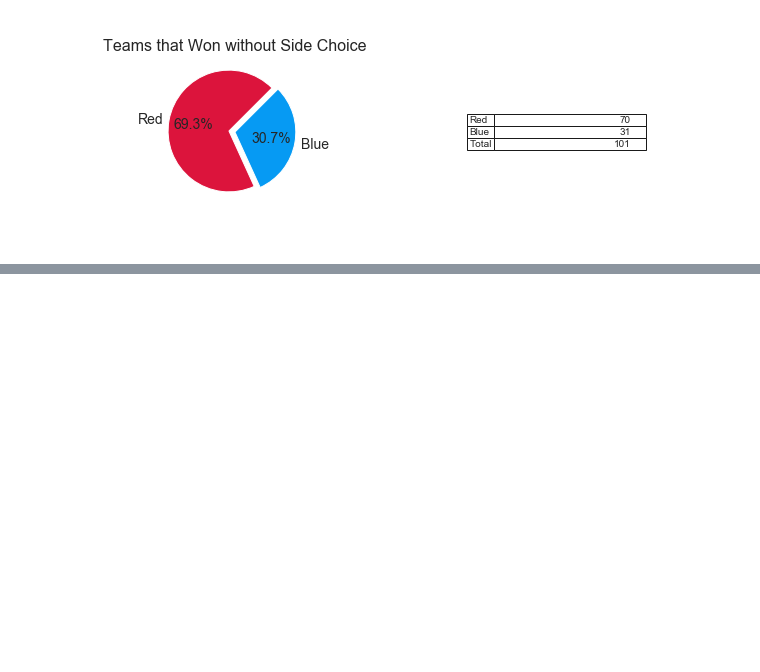
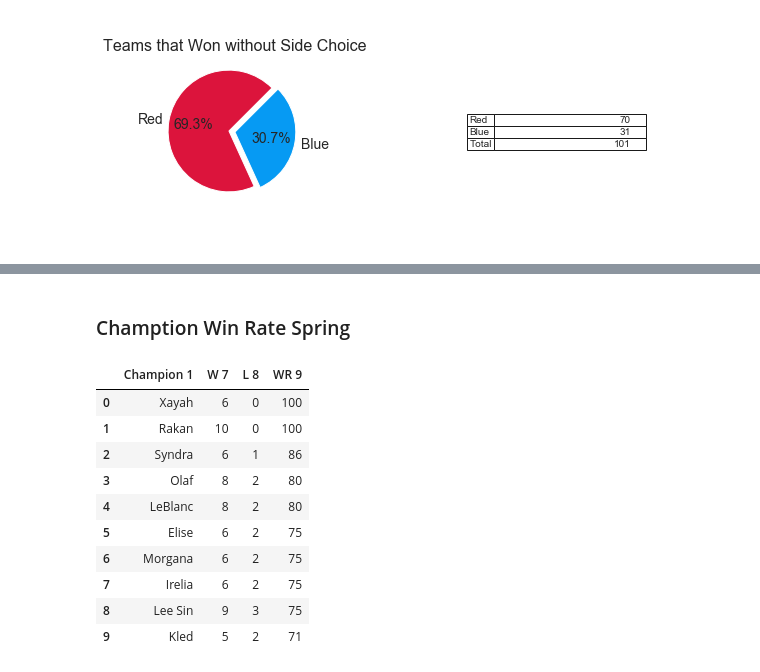
Before and after one commit to AhmedU801/LEC-2019-Exploratory-Analysis, a Jupyter notebook: LEC 2019 Exploratory Analysis.ipynb, the cells around one changed output, grey strips where cells are left out. Drawn from its saved outputs; the diff is of its cells as text; code cells hidden in the pictures; blank space fills up the shorter version.

```diff
--- a/LEC 2019 Exploratory Analysis.ipynb
+++ b/LEC 2019 Exploratory Analysis.ipynb
@@ -309,0 +376,20 @@ plt.show()
+# %% [markdown]
+### Chamption Win Rate Spring
+# %%
+spring = champ_stats['Split'] == 'Spring'
+spring = champ_stats[spring]
+spring = champ_stats['∑ 6'] > 5
+spring = champ_stats[spring]
+spring.sort_values(by=['WR 9'], ascending=False).head(10).reset_index(drop=True).loc[:, ('Champion 1', 'W 7', 'L 8', 'WR 9')]
+# %% [output]
+|  | Champion 1 | W 7 | L 8 | WR 9 |
+| 0 | Xayah | 6 | 0 | 100 |
+| 1 | Rakan | 10 | 0 | 100 |
+| 2 | Syndra | 6 | 1 | 86 |
+| 3 | Olaf | 8 | 2 | 80 |
+| 4 | LeBlanc | 8 | 2 | 80 |
+| 5 | Elise | 6 | 2 | 75 |
+| 6 | Morgana | 6 | 2 | 75 |
+| 7 | Irelia | 6 | 2 | 75 |
+| 8 | Lee Sin | 9 | 3 | 75 |
+| 9 | Kled | 5 | 2 | 71 |
```
Also changed, not shown: parts of 17 cells of this notebook.
